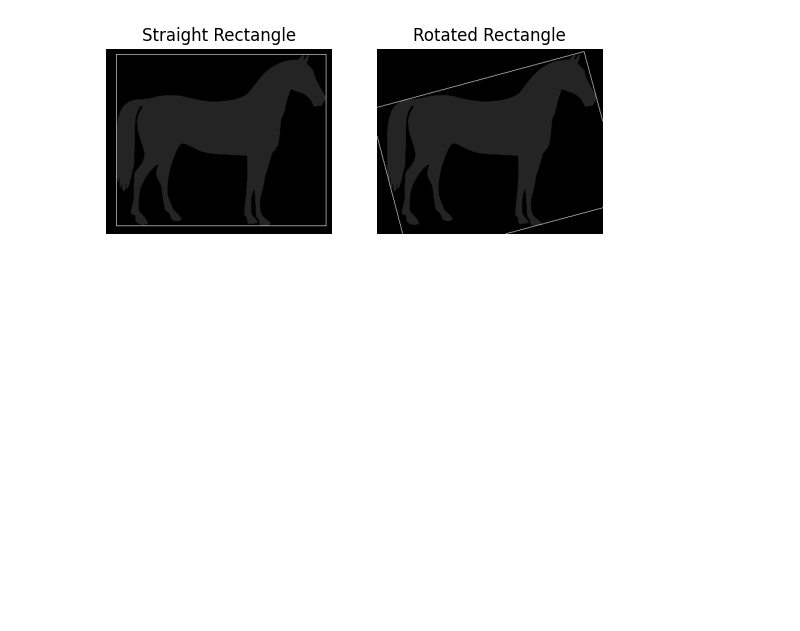
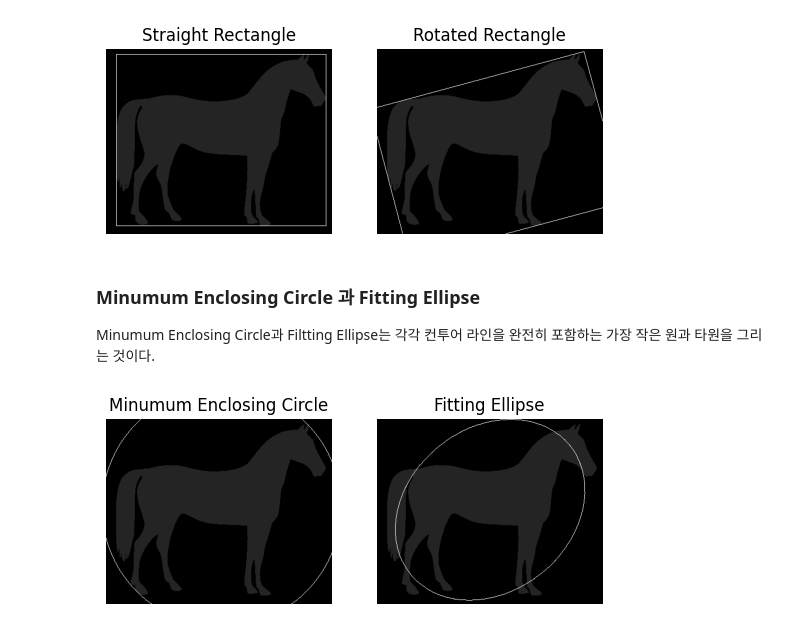
Before and after one commit to zave7/computer-vision, a Jupyter notebook: opencv/contour.ipynb, the cells around one changed output. Cells and saved outputs as stored; diff of their text form; code cells hidden in the pictures; blank space fills up the shorter version.

Commit message:
image contour - Minumum Enclosing Circle, Fitting Ellipse

```diff
--- a/opencv/contour.ipynb
+++ b/opencv/contour.ipynb
@@ -283,3 +283,31 @@ plt.title("Rotated Rectangle")
 plt.show()
 # %% [output]
 [figure]
+# %% [markdown]
+### Minumum Enclosing Circle 과 Fitting Ellipse
+Minumum Enclosing Circle과 Filtting Ellipse는 각각 컨투어 라인을 완전히 포함하는 가장 작은 원과 타원을 그리는 것이다.
+# %%
+img3 = img_raw.copy().astype("uint8")
+img4 = img_raw.copy().astype("uint8")
+
+(x, y), radius = cv2.minEnclosingCircle(c0)
+center = int(x), int(y)
+radius = int(radius)
+img3 = cv2.circle(img3, center, radius, 7)
+
+ellipse = cv2.fitEllipse(c0)
+img4 = cv2.ellipse(img4, ellipse, 7)
+
+plt.subplot(1, 2, 1)
+plt.imshow(img3, cmap="gray")
+plt.axis("off")
+plt.title("Minumum Enclosing Circle")
+
+plt.subplot(1, 2, 2)
+plt.imshow(img4, cmap="gray")
+plt.axis("off")
+plt.title("Fitting Ellipse")
+
+plt.show()
+# %% [output]
+[figure, added]
```
